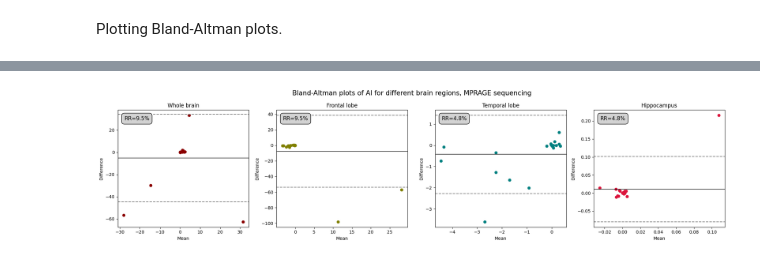
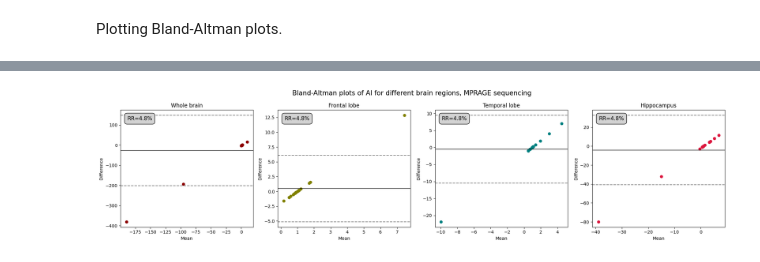
Before and after one commit to Crtox/asymmetryAD, a Jupyter notebook: code/test_retest.ipynb, the cells around one changed output, grey strips where cells are left out. Drawn from its saved outputs; the diff is of its cells as text; code cells hidden in the pictures.

```diff
--- a/code/test_retest.ipynb
+++ b/code/test_retest.ipynb
@@ -963,17 +963,17 @@ plt.show()
 # %%
 fig, axes = plt.subplots(1, 4, figsize=(20, 5))  # 1 row, 4 columns
 
-axes[0].scatter(means_whole_brain_mprage, diffs_whole_brain_mprage, color='darkred', marker='o')
+axes[0].scatter(means_whole_brain_mprage_normalized, diffs_whole_brain_mprage_normalized, color='darkred', marker='o')
 axes[0].set_title('Whole brain')
 axes[0].set_xlabel('Mean')
 axes[0].set_ylabel('Difference')
-axes[0].axhline(mean_whole_brain_mprage, color='black', alpha=0.7, linestyle='-')
-axes[0].axhline(LOA_whole_brain_mprage[0], color='gray', linestyle='--')
-axes[0].axhline(LOA_whole_brain_mprage[1], color='gray', linestyle='--')
+axes[0].axhline(mean_whole_brain_mprage_normalized, color='black', alpha=0.7, linestyle='-')
+axes[0].axhline(LOA_whole_brain_mprage_normalized[0], color='gray', linestyle='--')
+axes[0].axhline(LOA_whole_brain_mprage_normalized[1], color='gray', linestyle='--')
 axes[0].text(
     0.05,  # x-coordinate in axes fraction (0 is left, 1 is right)
     0.95,  # y-coordinate in axes fraction (0 is bottom, 1 is top)
-    s=f'RR={RR_whole_brain_mprage:.1f}%',
+    s=f'RR={RR_whole_brain_mprage_normalized:.1f}%',
     fontsize=12,
     color='black',
     bbox=dict(facecolor='lightgrey', edgecolor='black', boxstyle='round,pad=0.5'),
@@ -981,17 +981,17 @@ axes[0].text(
     verticalalignment='top'
 )
 
-axes[1].scatter(means_frontal_lobe_mprage, diffs_frontal_lobe_mprage, color='olive', marker='o')
+axes[1].scatter(means_frontal_lobe_mprage_normalized, diffs_frontal_lobe_mprage_normalized, color='olive', marker='o')
 axes[1].set_title('Frontal lobe')
 axes[1].set_xlabel('Mean')
 axes[1].set_ylabel('Difference')
-axes[1].axhline(mean_frontal_lobe_mprage, color='black', alpha=0.7, linestyle='-')
-axes[1].axhline(LOA_frontal_lobe_mprage[0], color='gray', linestyle='--')
-axes[1].axhline(LOA_frontal_lobe_mprage[1], color='gray', linestyle='--')
+axes[1].axhline(mean_frontal_lobe_mprage_normalized, color='black', alpha=0.7, linestyle='-')
+axes[1].axhline(LOA_frontal_lobe_mprage_normalized[0], color='gray', linestyle='--')
+axes[1].axhline(LOA_frontal_lobe_mprage_normalized[1], color='gray', linestyle='--')
 axes[1].text(
     0.05,  # x-coordinate in axes fraction (0 is left, 1 is right)
     0.95,  # y-coordinate in axes fraction (0 is bottom, 1 is top)
-    s=f'RR={RR_frontal_lobe_mprage:.1f}%',
+    s=f'RR={RR_frontal_lobe_mprage_normalized:.1f}%',
     fontsize=12,
     color='black',
     bbox=dict(facecolor='lightgrey', edgecolor='black', boxstyle='round,pad=0.5'),
@@ -999,45 +999,45 @@ axes[1].text(
     verticalalignment='top'
 )
 
-axes[2].scatter(means_temporal_lobe_mprage, diffs_temporal_lobe_mprage, color='teal', marker='o')
+axes[2].scatter(means_temporal_lobe_mprage_normalized, diffs_temporal_lobe_mprage_normalized, color='teal', marker='o')
 axes[2].set_title('Temporal lobe')
 axes[2].set_xlabel('Mean')
 axes[2].set_ylabel('Difference')
-axes[2].axhline(mean_temporal_lobe_mprage, color='black', alpha=0.7, linestyle='-')
-axes[2].axhline(LOA_temporal_lobe_mprage[0], color='gray', linestyle='--')
-axes[2].axhline(LOA_temporal_lobe_mprage[1], color='gray', linestyle='--')
+axes[2].axhline(mean_temporal_lobe_mprage_normalized, color='black', alpha=0.7, linestyle='-')
+axes[2].axhline(LOA_temporal_lobe_mprage_normalized[0], color='gray', linestyle='--')
+axes[2].axhline(LOA_temporal_lobe_mprage_normalized[1], color='gray', linestyle='--')
 axes[2].text(
     0.05,  # x-coordinate in axes fraction (0 is left, 1 is right)
     0.95,  # y-coordinate in axes fraction (0 is bottom, 1 is top)
-    s=f'RR={RR_temporal_lobe_mprage:.1f}%',
+    s=f'RR={RR_temporal_lobe_mprage_normalized:.1f}%',
     fontsize=12,
     color='black',
     bbox=dict(facecolor='lightgrey', edgecolor='black', boxstyle='round,pad=0.5'),
     transform=axes[2].transAxes,
     verticalalignment='top'
 )
 
-axes[3].scatter(means_hippocampus_mprage, diffs_hippocampus_mprage, color='crimson', marker='o')
+axes[3].scatter(means_hippocampus_mprage_normalized, diffs_hippocampus_mprage_normalized, color='crimson', marker='o')
 axes[3].set_title('Hippocampus')
 axes[3].set_xlabel('Mean')
 axes[3].set_ylabel('Difference')
-axes[3].axhline(mean_hippocampus_mprage, color='black', alpha=0.7, linestyle='-')
-axes[3].axhline(LOA_hippocampus_mprage[0], color='gray', linestyle='--')
-axes[3].axhline(LOA_hippocampus_mprage[1], color='gray', linestyle='--')
+axes[3].axhline(mean_hippocampus_mprage_normalized, color='black', alpha=0.7, linestyle='-')
+axes[3].axhline(LOA_hippocampus_mprage_normalized[0], color='gray', linestyle='--')
+axes[3].axhline(LOA_hippocampus_mprage_normalized[1], color='gray', linestyle='--')
 axes[3].text(
     0.05,  # x-coordinate in axes fraction (0 is left, 1 is right)
     0.95,  # y-coordinate in axes fraction (0 is bottom, 1 is top)
-    s=f'RR={RR_hippocampus_mprage:.1f}%',
+    s=f'RR={RR_hippocampus_mprage_normalized:.1f}%',
     fontsize=12,
     color='black',
     bbox=dict(facecolor='lightgrey', edgecolor='black', boxstyle='round,pad=0.5'),
     transform=axes[3].transAxes,
     verticalalignment='top'
 )
 
 plt.suptitle('Bland-Altman plots of AI for different brain regions, MPRAGE sequencing', fontsize=15)
 plt.tight_layout()
-plt.savefig(savePath + 'bland-altman_mprage.png')
+#plt.savefig(savePath + 'bland-altman_mprage_normalized.png')
 plt.show()
 # %% [output]
-[figure, old version]
+[figure, new version]
```
Also changed, not shown: parts of 2 cells of this notebook, 6 other files.
